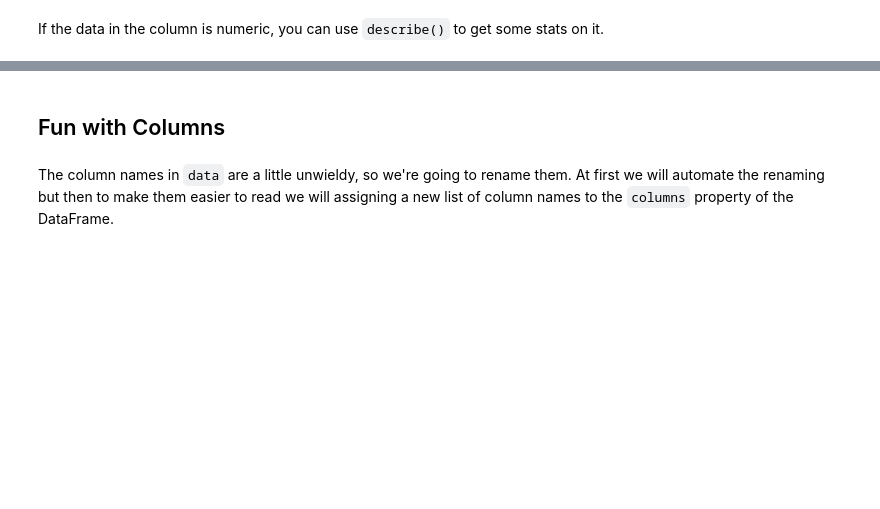
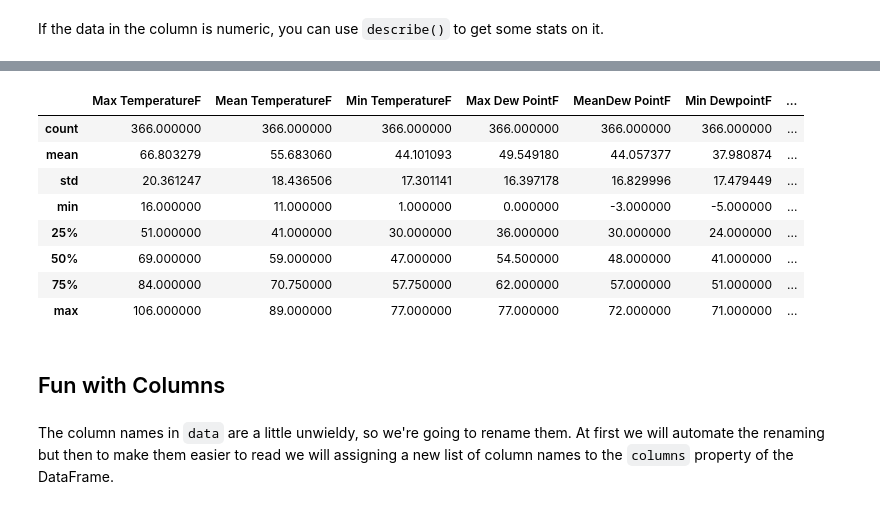
Before and after one commit to burkesquires/python_biologist, a Jupyter notebook: 05_python_data_analysis/2-Intro to Data Analysis with Python.ipynb, the cells around one changed output, grey strips where cells are left out. Cells and saved outputs as stored; diff of their text form; code cells hidden in the pictures; blank space fills up the shorter version.

```diff
--- a/05_python_data_analysis/2-Intro to Data Analysis with Python.ipynb
+++ b/05_python_data_analysis/2-Intro to Data Analysis with Python.ipynb
@@ -154,3 +327,15 @@ data["Mean TemperatureF"].describe()
+# %%
+data.describe()
+# %% [output]
+|  | Max TemperatureF | Mean TemperatureF | Min TemperatureF | Max Dew PointF | MeanDew PointF | Min DewpointF | ... |
+| count | 366.000000 | 366.000000 | 366.000000 | 366.000000 | 366.000000 | 366.000000 | ... |
+| mean | 66.803279 | 55.683060 | 44.101093 | 49.549180 | 44.057377 | 37.980874 | ... |
+| std | 20.361247 | 18.436506 | 17.301141 | 16.397178 | 16.829996 | 17.479449 | ... |
+| min | 16.000000 | 11.000000 | 1.000000 | 0.000000 | -3.000000 | -5.000000 | ... |
+| 25% | 51.000000 | 41.000000 | 30.000000 | 36.000000 | 30.000000 | 24.000000 | ... |
+| 50% | 69.000000 | 59.000000 | 47.000000 | 54.500000 | 48.000000 | 41.000000 | ... |
+| 75% | 84.000000 | 70.750000 | 57.750000 | 62.000000 | 57.000000 | 51.000000 | ... |
+| max | 106.000000 | 89.000000 | 77.000000 | 77.000000 | 72.000000 | 71.000000 | ... |
 # %% [markdown]
 ## Fun with Columns
 # %% [markdown]
```
Also changed, not shown: parts of 123 cells of this notebook, 6 other files.
